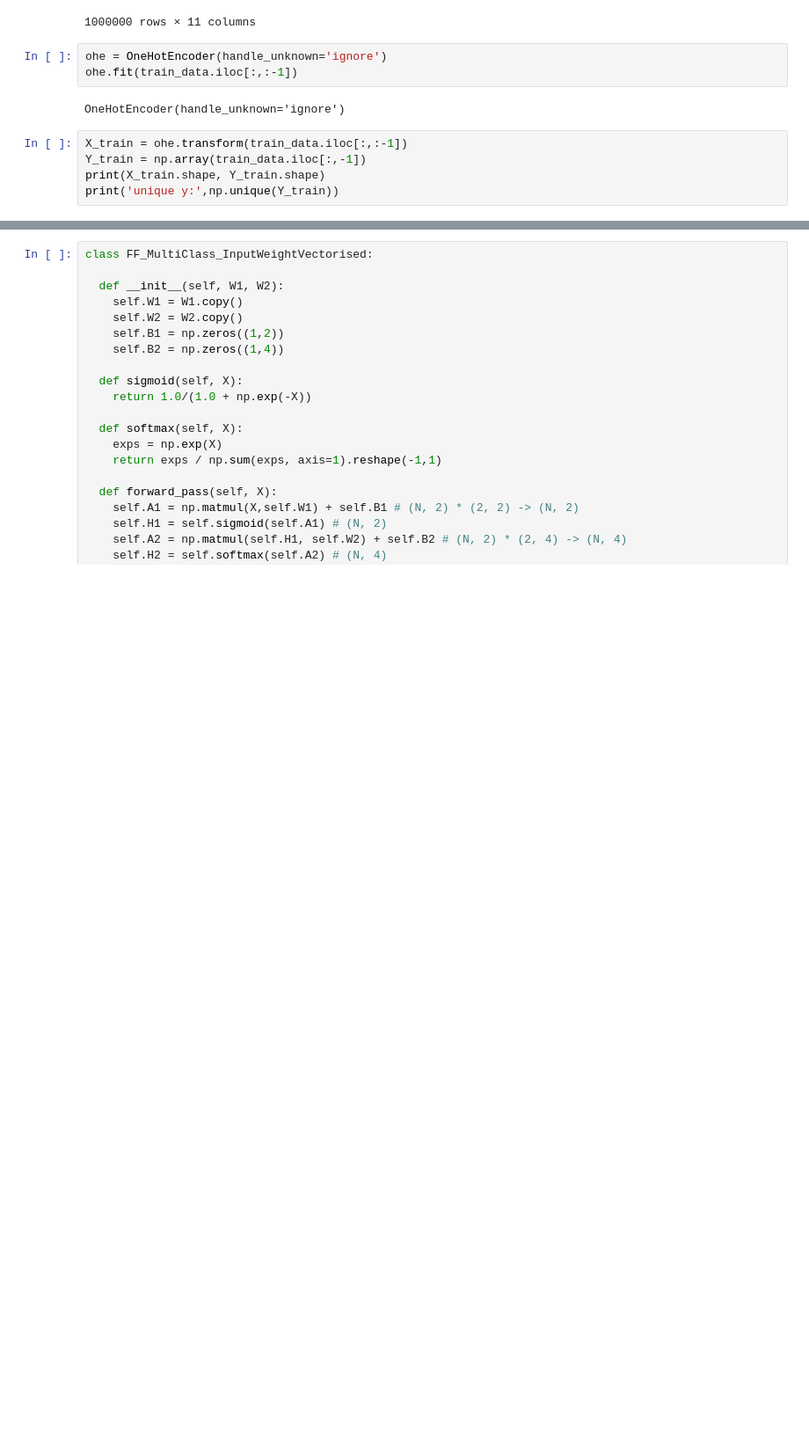
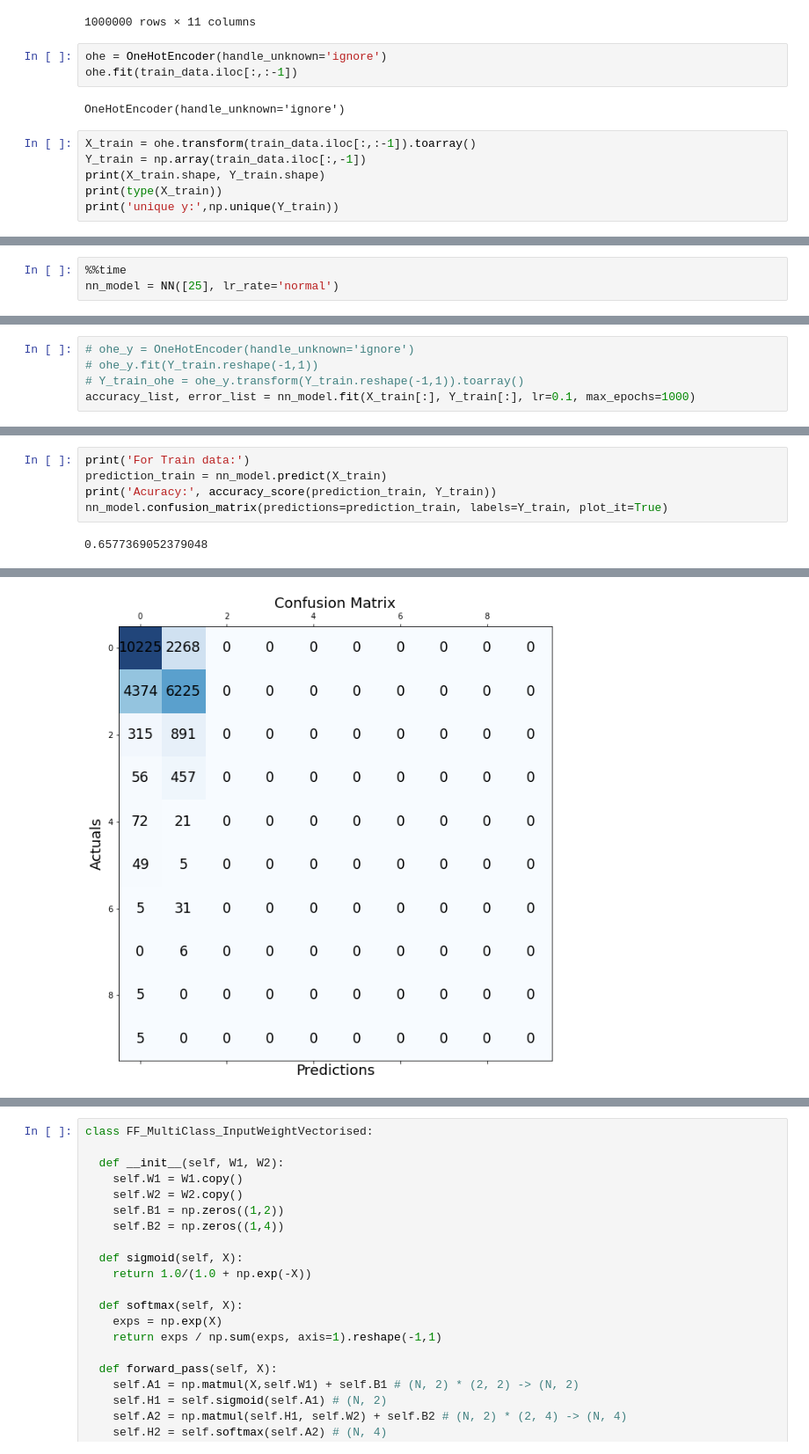
Before and after one commit to abstruse020/COL-774-ASS-3, a Jupyter notebook: neural_network.ipynb, the cells around one changed output, grey strips where cells are left out. Shown at 88% size. Cells and saved outputs as stored; diff of their text form; blank space fills up the shorter version.

```diff
--- a/neural_network.ipynb
+++ b/neural_network.ipynb
@@ -57,9 +57,10 @@ ohe.fit(train_data.iloc[:,:-1])
 # %% [output]
 OneHotEncoder(handle_unknown='ignore')
 # %%
-X_train = ohe.transform(train_data.iloc[:,:-1])
+X_train = ohe.transform(train_data.iloc[:,:-1]).toarray()
 Y_train = np.array(train_data.iloc[:,-1])
 print(X_train.shape, Y_train.shape)
+print(type(X_train))
 print('unique y:',np.unique(Y_train))
 # %% [output]
 (25010, 85) (25010,)
@@ -133,0 +298,3 @@ class NN:
+# %%
+%%time
+nn_model = NN([25], lr_rate='normal')
@@ -133,0 +307,5 @@ class NN:
+# %%
+# ohe_y = OneHotEncoder(handle_unknown='ignore')
+# ohe_y.fit(Y_train.reshape(-1,1))
+# Y_train_ohe = ohe_y.transform(Y_train.reshape(-1,1)).toarray()
+accuracy_list, error_list = nn_model.fit(X_train[:], Y_train[:], lr=0.1, max_epochs=1000)
@@ -133,0 +325,7 @@ class NN:
+# %%
+print('For Train data:')
+prediction_train = nn_model.predict(X_train)
+print('Acuracy:', accuracy_score(prediction_train, Y_train))
+nn_model.confusion_matrix(predictions=prediction_train, labels=Y_train, plot_it=True)
+# %% [output]
+0.6577369052379048
@@ -133,0 +342 @@ class NN:
+[figure, added]
```
Also changed, not shown: parts of 11 cells of this notebook.
